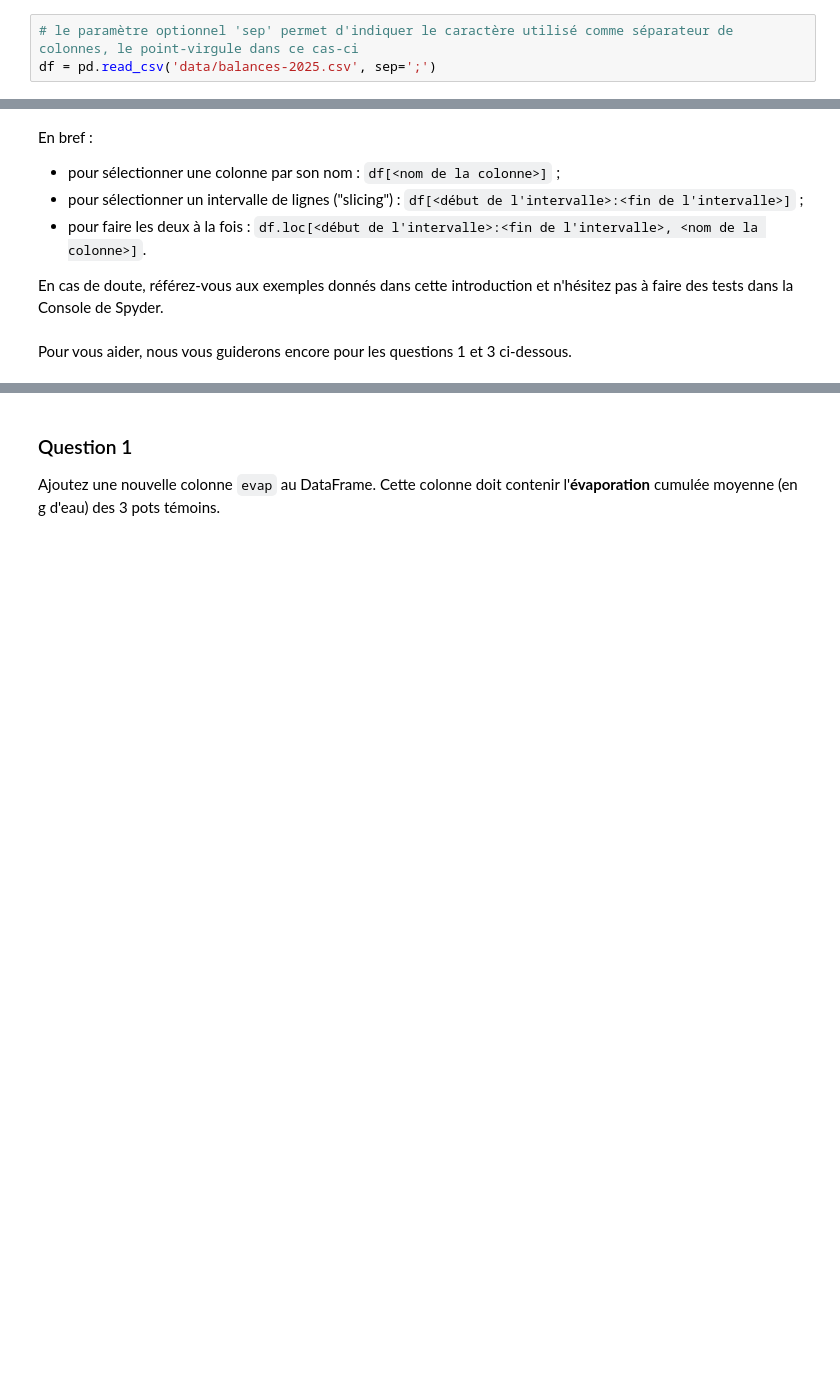
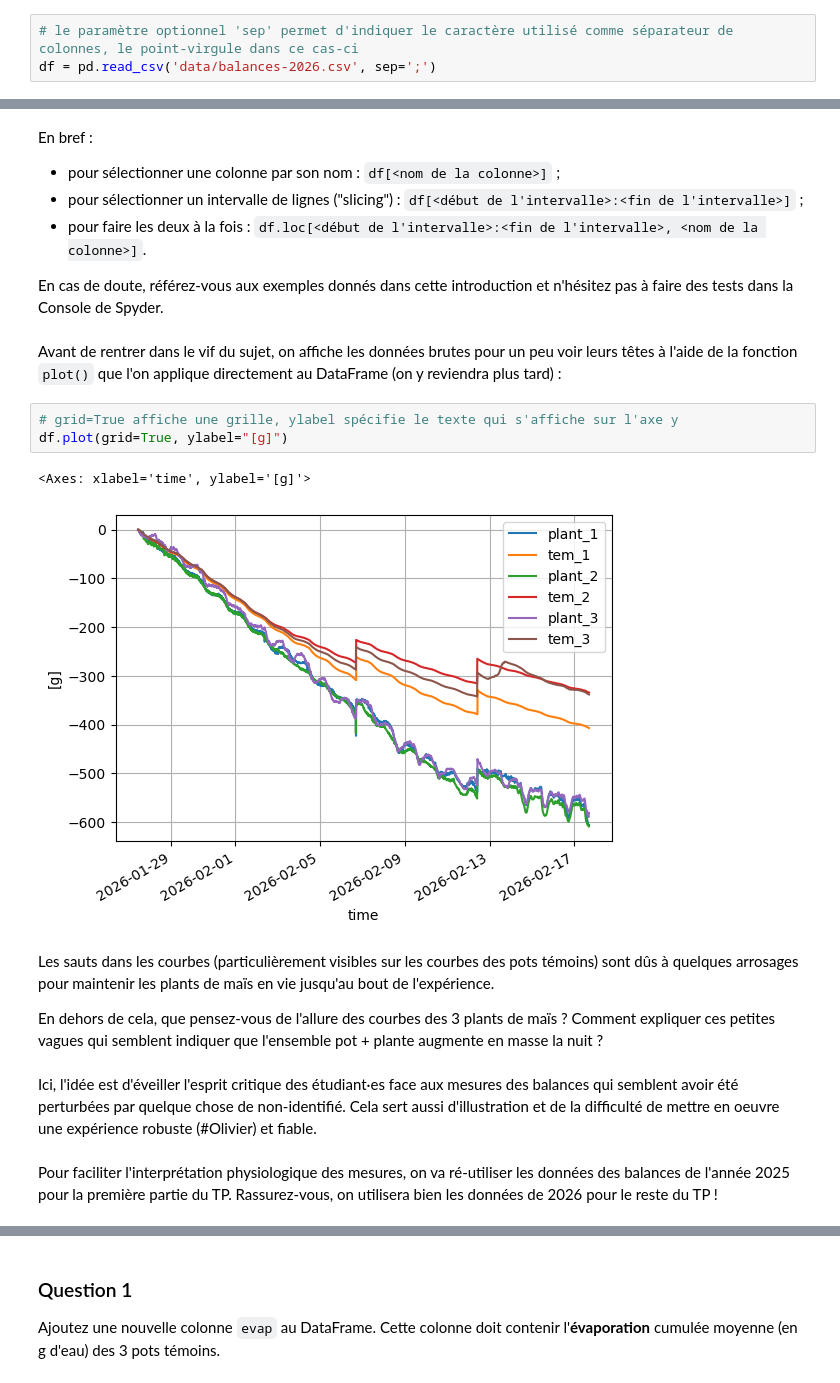
Before and after one commit to anpar/lbir1251-data-analysis, a Jupyter notebook: TP2/TP2.ipynb, the cells around one changed output, grey strips where cells are left out. Cells and saved outputs as stored; diff of their text form; blank space fills up the shorter version.

````diff
--- a/TP2/TP2.ipynb
+++ b/TP2/TP2.ipynb
@@ -27,7 +29,7 @@ import pandas as pd
 Une fois Pandas importé, on lit le fichier CSV en utilisant la fonction ```read_csv()``` et en indiquant si nécessaire le caractère utilisé comme séparateur de colonnes dans le fichier CSV (typiquement la "," ou le ";") :
 # %%
 # le paramètre optionnel 'sep' permet d'indiquer le caractère utilisé comme séparateur de colonnes, le point-virgule dans ce cas-ci
-df = pd.read_csv('data/balances-2025.csv', sep=';')
+df = pd.read_csv('data/balances-2026.csv', sep=';')
 # %% [markdown]
 La fonction ```read_csv()``` transforme le fichier CSV en un objet que l'on appelle un *DataFrame* (communément abrégé ```df```). Concrètement, il ne s'agit de rien de plus qu'un tableau à deux dimensions contenant des lignes et des colonnes, analogue à un tableur Excel.
 
@@ -87,5 +173,19 @@ En bref :
 - pour faire les deux à la fois : `df.loc[<début de l'intervalle>:<fin de l'intervalle>, <nom de la colonne>]`.
 
 En cas de doute, référez-vous aux exemples donnés dans cette introduction et n'hésitez pas à faire des tests dans la Console de Spyder.
-# %% [markdown]
-Pour vous aider, nous vous guiderons encore pour les questions 1 et 3 ci-dessous.
+# %% [markdown]
+Avant de rentrer dans le vif du sujet, on affiche les données brutes pour un peu voir leurs têtes à l'aide de la fonction `plot()` que l'on applique directement au DataFrame (on y reviendra plus tard) :
+# %%
+# grid=True affiche une grille, ylabel spécifie le texte qui s'affiche sur l'axe y
+df.plot(grid=True, ylabel="[g]")
+# %% [output]
+<Axes: xlabel='time', ylabel='[g]'>
+[figure, added]
+# %% [markdown]
+Les sauts dans les courbes (particulièrement visibles sur les courbes des pots témoins) sont dûs à quelques arrosages pour maintenir les plants de maïs en vie jusqu'au bout de l'expérience.
+
+En dehors de cela, que pensez-vous de l'allure des courbes des 3 plants de maïs ? Comment expliquer ces petites vagues qui semblent indiquer que l'ensemble pot + plante augmente en masse la nuit ?
+# %% [markdown]
+Ici, l'idée est d'éveiller l'esprit critique des étudiant·es face aux mesures des balances qui semblent avoir été perturbées par quelque chose de non-identifié. Cela sert aussi d'illustration et de la difficulté de mettre en oeuvre une expérience robuste (#Olivier) et fiable.
+# %% [markdown]
+Pour faciliter l'interprétation physiologique des mesures, on va ré-utiliser les données des balances de l'année 2025 pour la première partie du TP. Rassurez-vous, on utilisera bien les données de 2026 pour le reste du TP !
````
Also changed, not shown: parts of 52 cells of this notebook, 4 other files.
